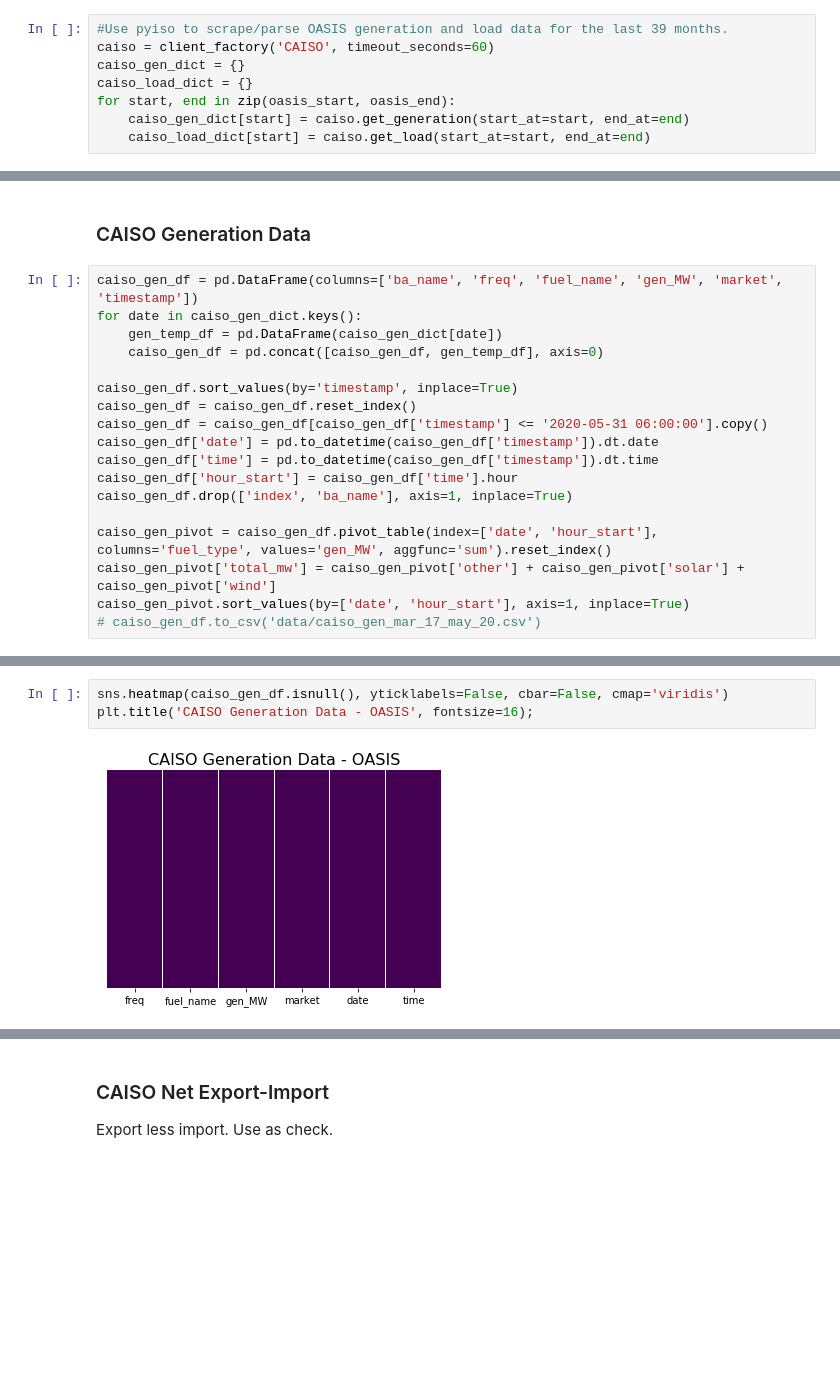
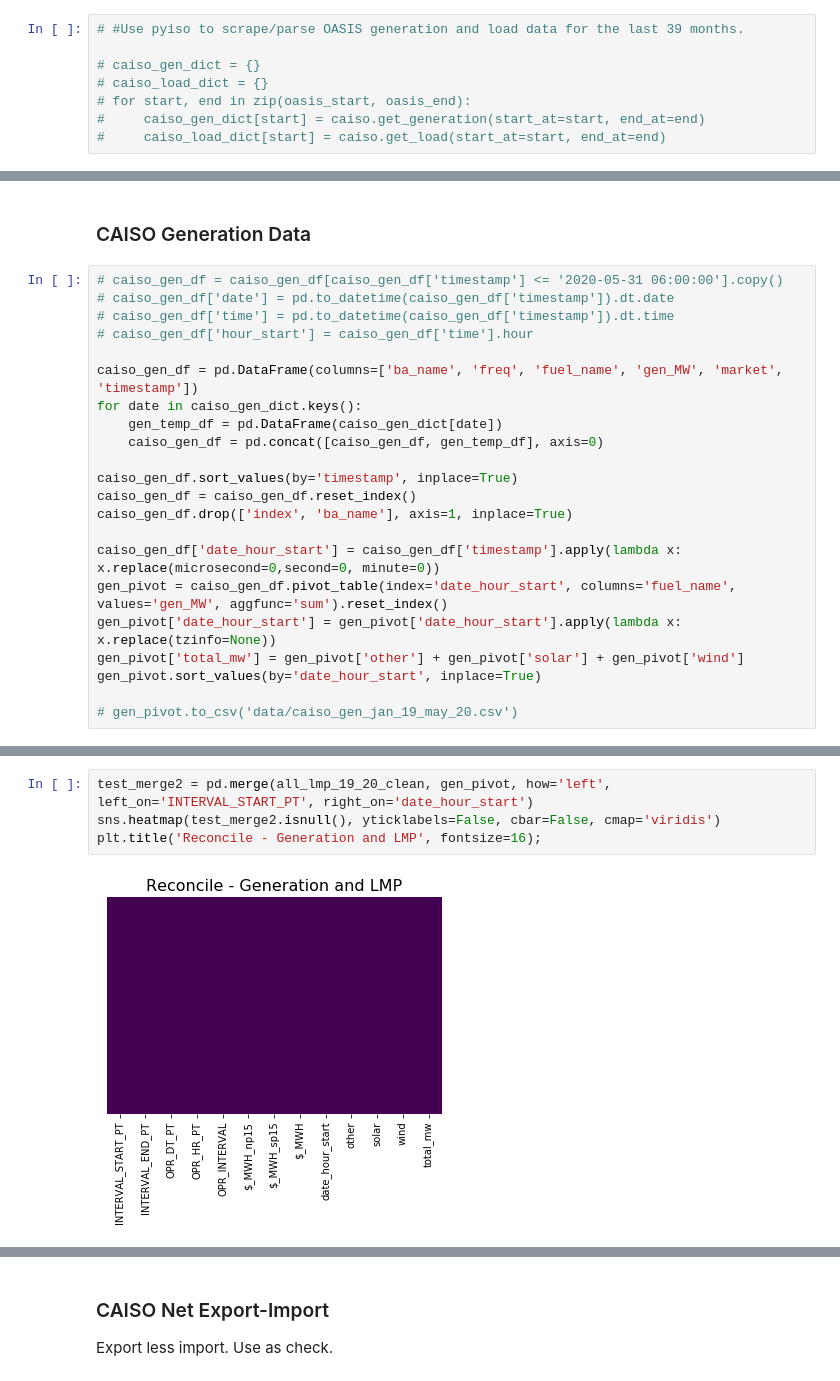
Before and after one commit to Morgan-Sell/caiso-price-forecast, a Jupyter notebook: caiso-eda.ipynb, the cells around one changed output, grey strips where cells are left out. Drawn from its saved outputs; the diff is of its cells as text; blank space fills up the shorter version.

```diff
--- a/caiso-eda.ipynb
+++ b/caiso-eda.ipynb
@@ -239,11 +237,11 @@ len(oasis_end)
 # %%
-#Use pyiso to scrape/parse OASIS generation and load data for the last 39 months.
-caiso = client_factory('CAISO', timeout_seconds=60)
-caiso_gen_dict = {}
-caiso_load_dict = {}
-for start, end in zip(oasis_start, oasis_end):
-    caiso_gen_dict[start] = caiso.get_generation(start_at=start, end_at=end)
-    caiso_load_dict[start] = caiso.get_load(start_at=start, end_at=end)
+# #Use pyiso to scrape/parse OASIS generation and load data for the last 39 months.
+
+# caiso_gen_dict = {}
+# caiso_load_dict = {}
+# for start, end in zip(oasis_start, oasis_end):
+#     caiso_gen_dict[start] = caiso.get_generation(start_at=start, end_at=end)
+#     caiso_load_dict[start] = caiso.get_load(start_at=start, end_at=end)
 # %% [markdown]
 ### CAISO Load Data
 # %%
@@ -292,6 +280,11 @@ memory usage: 18.6+ KB
 # %% [markdown]
 ### CAISO Generation Data
 # %%
+# caiso_gen_df = caiso_gen_df[caiso_gen_df['timestamp'] <= '2020-05-31 06:00:00'].copy()
+# caiso_gen_df['date'] = pd.to_datetime(caiso_gen_df['timestamp']).dt.date
+# caiso_gen_df['time'] = pd.to_datetime(caiso_gen_df['timestamp']).dt.time
+# caiso_gen_df['hour_start'] = caiso_gen_df['time'].hour
+
 caiso_gen_df = pd.DataFrame(columns=['ba_name', 'freq', 'fuel_name', 'gen_MW', 'market', 'timestamp'])
 for date in caiso_gen_dict.keys():
     gen_temp_df = pd.DataFrame(caiso_gen_dict[date])
@@ -299,13 +292,12 @@ for date in caiso_gen_dict.keys():
 
 caiso_gen_df.sort_values(by='timestamp', inplace=True)
 caiso_gen_df = caiso_gen_df.reset_index()
-caiso_gen_df = caiso_gen_df[caiso_gen_df['timestamp'] <= '2020-05-31 06:00:00'].copy()
-caiso_gen_df['date'] = pd.to_datetime(caiso_gen_df['timestamp']).dt.date
-caiso_gen_df['time'] = pd.to_datetime(caiso_gen_df['timestamp']).dt.time
-caiso_gen_df['hour_start'] = caiso_gen_df['time'].hour
 caiso_gen_df.drop(['index', 'ba_name'], axis=1, inplace=True)
 
-caiso_gen_pivot = caiso_gen_df.pivot_table(index=['date', 'hour_start'], columns='fuel_type', values='gen_MW', aggfunc='sum').reset_index()
-caiso_gen_pivot['total_mw'] = caiso_gen_pivot['other'] + caiso_gen_pivot['solar'] + caiso_gen_pivot['wind']
-caiso_gen_pivot.sort_values(by=['date', 'hour_start'], axis=1, inplace=True)
-# caiso_gen_df.to_csv('data/caiso_gen_mar_17_may_20.csv')
+caiso_gen_df['date_hour_start'] = caiso_gen_df['timestamp'].apply(lambda x: x.replace(microsecond=0,second=0, minute=0))
+gen_pivot = caiso_gen_df.pivot_table(index='date_hour_start', columns='fuel_name', values='gen_MW', aggfunc='sum').reset_index()
+gen_pivot['date_hour_start'] = gen_pivot['date_hour_start'].apply(lambda x: x.replace(tzinfo=None))
+gen_pivot['total_mw'] = gen_pivot['other'] + gen_pivot['solar'] + gen_pivot['wind']
+gen_pivot.sort_values(by='date_hour_start', inplace=True)
+
+# gen_pivot.to_csv('data/caiso_gen_jan_19_may_20.csv')
@@ -326,5 +324,6 @@ memory usage: 3.8+ MB
 # %%
-sns.heatmap(caiso_gen_df.isnull(), yticklabels=False, cbar=False, cmap='viridis')
-plt.title('CAISO Generation Data - OASIS', fontsize=16);
+test_merge2 = pd.merge(all_lmp_19_20_clean, gen_pivot, how='left', left_on='INTERVAL_START_PT', right_on='date_hour_start')
+sns.heatmap(test_merge2.isnull(), yticklabels=False, cbar=False, cmap='viridis')
+plt.title('Reconcile - Generation and LMP', fontsize=16);
 # %% [output]
-[figure, old version]
+[figure, new version]
```
Also changed, not shown: parts of 53 cells of this notebook.
